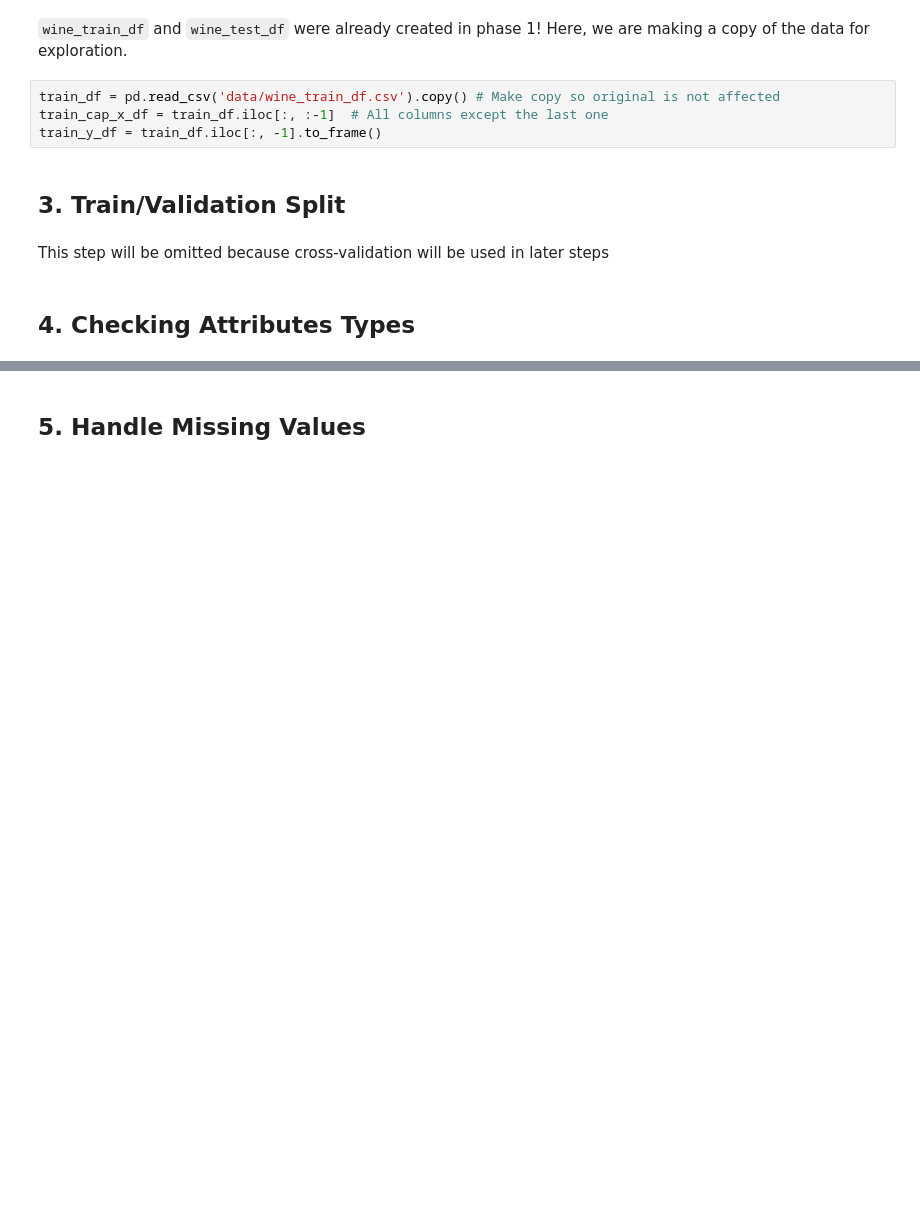
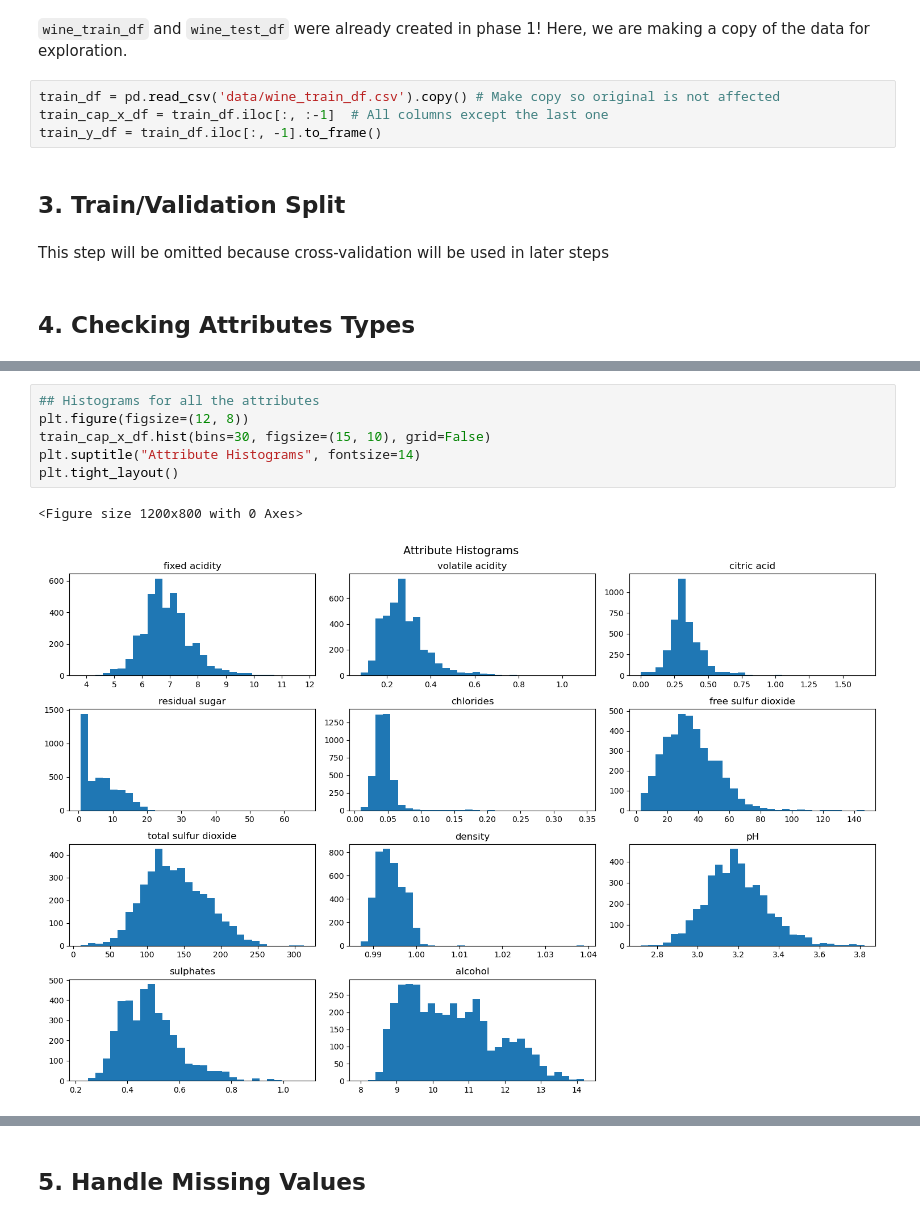
Before and after one commit to charVANder/DS5220-Supervised-ML-Project, a Jupyter notebook: eda.ipynb, the cells around one changed output, grey strips where cells are left out. Saved outputs shown, nothing was run; the diff lists cells and outputs as text; blank space fills up the shorter version.

```diff
--- a/eda.ipynb
+++ b/eda.ipynb
@@ -131,0 +128,9 @@ dtype: object
+# %%
+## Histograms for all the attributes
+plt.figure(figsize=(12, 8))
+train_cap_x_df.hist(bins=30, figsize=(15, 10), grid=False)
+plt.suptitle("Attribute Histograms", fontsize=14)
+plt.tight_layout()
+# %% [output]
+<Figure size 1200x800 with 0 Axes>
+[figure, added]
```
Also changed, not shown: parts of 21 cells of this notebook, 6 other files.
